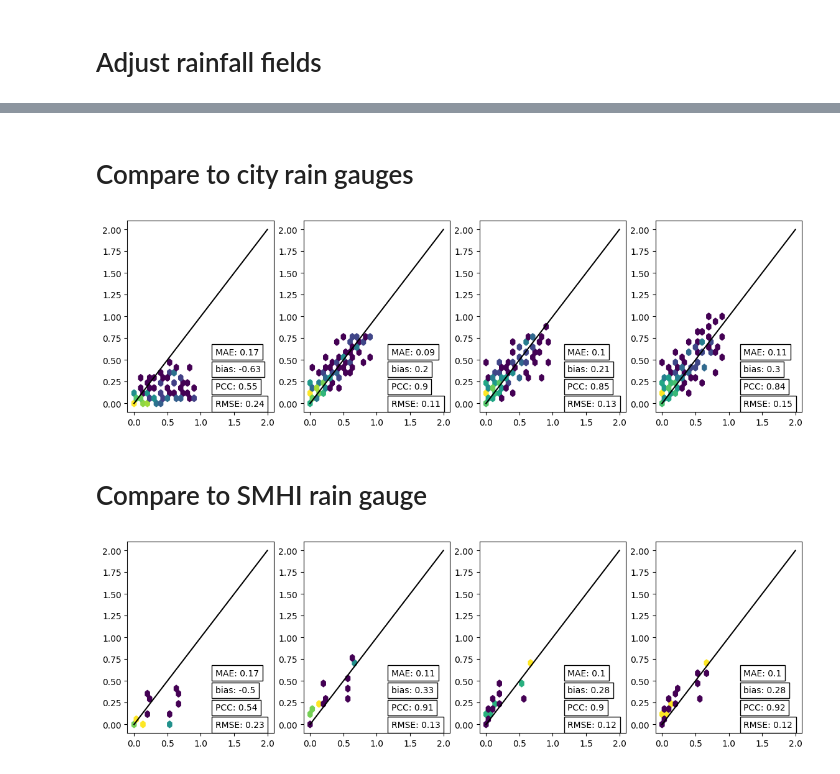
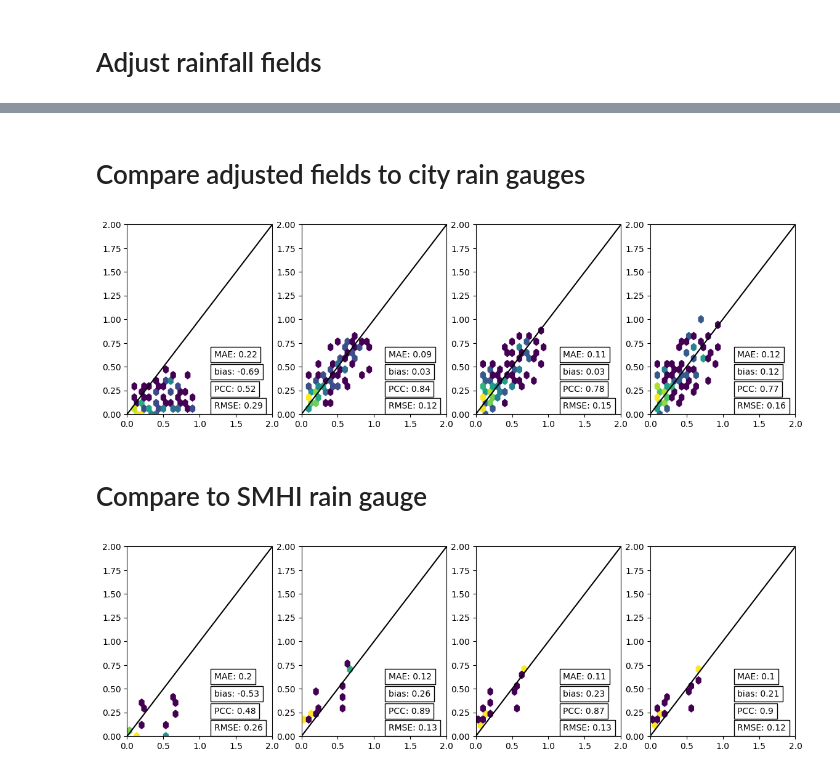
Before and after one commit to eoydvin/mergeplg, a Jupyter notebook: docs/notebooks/openMRG_case_highlevel.ipynb, the cells around one changed output, grey strips where cells are left out. Cells and saved outputs as stored; diff of their text form; code cells hidden in the pictures.

Commit message:
added comparison of adjusted fields to CML observations

```diff
--- a/docs/notebooks/openMRG_case_highlevel.ipynb
+++ b/docs/notebooks/openMRG_case_highlevel.ipynb
@@ -86,7 +86,7 @@ for time in ds_cmls.time.data:
         additiveIDW.adjust(
             ds_rad.sel(time=[time]).rainfall_amount,
             da_cml=ds_cmls.sel(time=[time]).R,
-            da_gauge=ds_gauges.sel(time=[time]).rainfall_amount,
+            #da_gauge=ds_gauges.sel(time=[time]).rainfall_amount,
         )
     )
 ds_rad["rainfall_additiveIDW"] = xr.concat(adjusted_rainfall, dim="time")
@@ -101,7 +101,7 @@ for time in ds_cmls.time.data:
         additiveBlockKriging.adjust(
             ds_rad.sel(time=[time]).rainfall_amount,
             da_cml=ds_cmls.sel(time=[time]).R,
-            da_gauge=ds_gauges.sel(time=[time]).rainfall_amount,
+            #da_gauge=ds_gauges.sel(time=[time]).rainfall_amount,
         )
     )
 ds_rad["rainfall_additiveBK"] = xr.concat(adjusted_rainfall, dim="time")
@@ -219,5 +301,5 @@ for time in ds_cmls.sel(time=slice(time_start, time_end)).time:
 # %% [markdown]
-# Compare to city rain gauges
+# Compare adjusted fields to city rain gauges
 # %%
 get_grid_at_points = plg.spatial.GridAtPoints(
     da_gridded_data=ds_rad,
@@ -226,22 +308,22 @@ get_grid_at_points = plg.spatial.GridAtPoints(
     stat="best",
 )
 
-radar_at_points = get_grid_at_points(
+ds_gauges['rainfall_radar'] = get_grid_at_points(
     da_gridded_data=ds_rad.rainfall_amount,
     da_point_data=ds_gauges.rainfall_amount,  # Why do we require rainfal amount?
 )
 
-IDW_at_points = get_grid_at_points(
+ds_gauges['rainfall_additiveIDW'] = get_grid_at_points(
     da_gridded_data=ds_rad.rainfall_additiveIDW,
     da_point_data=ds_gauges.rainfall_amount,  # Why do we require rainfal amount?
 )
 
-BK_at_points = get_grid_at_points(
+ds_gauges['rainfall_additiveBK'] = get_grid_at_points(
     da_gridded_data=ds_rad.rainfall_additiveBK,
     da_point_data=ds_gauges.rainfall_amount,  # Why do we require rainfal amount?
 )
 
-KED_at_points = get_grid_at_points(
+ds_gauges['rainfall_KED'] = get_grid_at_points(
     da_gridded_data=ds_rad.rainfall_KED,
     da_point_data=ds_gauges.rainfall_amount,  # Why do we require rainfal amount?
 )
@@ -249,14 +331,14 @@ KED_at_points = get_grid_at_points(
 extent = [0, 2, 0, 2]
 gridsize = 30
 
-pred_models = [radar_at_points, IDW_at_points, BK_at_points, KED_at_points]
+pred_models = [ds_gauges.rainfall_radar, ds_gauges.rainfall_additiveIDW, ds_gauges.rainfall_additiveBK, ds_gauges.rainfall_KED]
 fig, ax = plt.subplots(1, len(pred_models), figsize=(14, 4))
 ground = ds_gauges.rainfall_amount.data.ravel()
 for i in range(len(pred_models)):
     tar = pred_models[i].data.ravel()
 
-    keep = np.ones(ground.shape).astype(bool)
-    keep = radar_at_points.data.ravel() > 0
+    keep = (ground > 0) & (tar > 0)
+
     ax[i].hexbin(
         ground[keep], tar[keep], mincnt=1, extent=extent, gridsize=gridsize, bins="log"
     )
@@ -264,33 +346,35 @@ for i in range(len(pred_models)):
         0.6,
         0.03,
         "RMSE: " + str(round(np.sqrt(np.mean((ground[keep] - tar[keep]) ** 2)), 2)),
         bbox={"facecolor": "white", "edgecolor": "black"},
         transform=ax[i].transAxes,
     )
     ax[i].text(
         0.6,
         0.12,
         "PCC: " + str(round(np.corrcoef(ground[keep], tar[keep])[0, 1], 2)),
         bbox={"facecolor": "white", "edgecolor": "black"},
         transform=ax[i].transAxes,
     )
     ax[i].text(
         0.6,
         0.21,
         "bias: "
         + str(round(np.mean(tar[keep] - ground[keep]) / np.mean(ground[keep]), 2)),
         bbox={"facecolor": "white", "edgecolor": "black"},
         transform=ax[i].transAxes,
     )
     ax[i].text(
         0.6,
         0.3,
         "MAE: " + str(round(np.mean(np.abs(tar[keep] - ground[keep])), 2)),
         bbox={"facecolor": "white", "edgecolor": "black"},
         transform=ax[i].transAxes,
     )
     ax[i].plot([0, extent[1]], [0, extent[1]], "k")
+    ax[i].set_xlim(0, extent[1])
+    ax[i].set_ylim(0, extent[1])
 # %% [output]
-[figure, old version]
+[figure, new version]
 # %% [markdown]
 # Compare to SMHI rain gauge
@@ -325,14 +409,19 @@ KED_at_points = get_grid_at_points(
 extent = [0, 2, 0, 2]
 gridsize = 30
 
-pred_models = [radar_at_points, IDW_at_points, BK_at_points, KED_at_points]
+pred_models = [
+    ds_gauges_smhi.rainfall_radar,
+    ds_gauges_smhi.rainfall_additiveIDW,
+    ds_gauges_smhi.rainfall_additiveBK,
+    ds_gauges_smhi.rainfall_KED
+]
+
 fig, ax = plt.subplots(1, len(pred_models), figsize=(14, 4))
 ground = ds_gauges_smhi.rainfall_amount.data.ravel()
 for i in range(len(pred_models)):
     tar = pred_models[i].data.ravel()
 
-    keep = np.ones(ground.shape).astype(bool)
-    keep = radar_at_points.data.ravel() > 0
+    keep = (ground > 0) & (tar > 0)
     ax[i].hexbin(
         ground[keep], tar[keep], mincnt=1, extent=extent, gridsize=gridsize, bins="log"
     )
@@ -366,5 +455,7 @@ for i in range(len(pred_models)):
         transform=ax[i].transAxes,
     )
     ax[i].plot([0, extent[1]], [0, extent[1]], "k")
+    ax[i].set_xlim(0, extent[1])
+    ax[i].set_ylim(0, extent[1])
 # %% [output]
-[figure, old version]
+[figure, new version]
```
Also changed, not shown: parts of 7 cells of this notebook.
